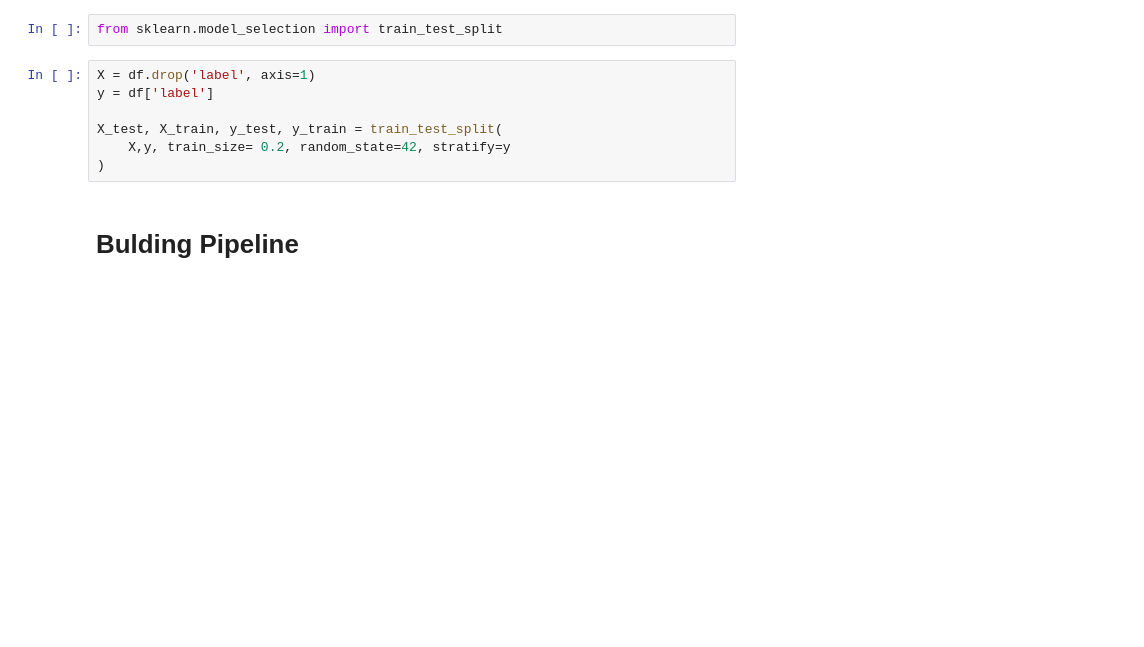
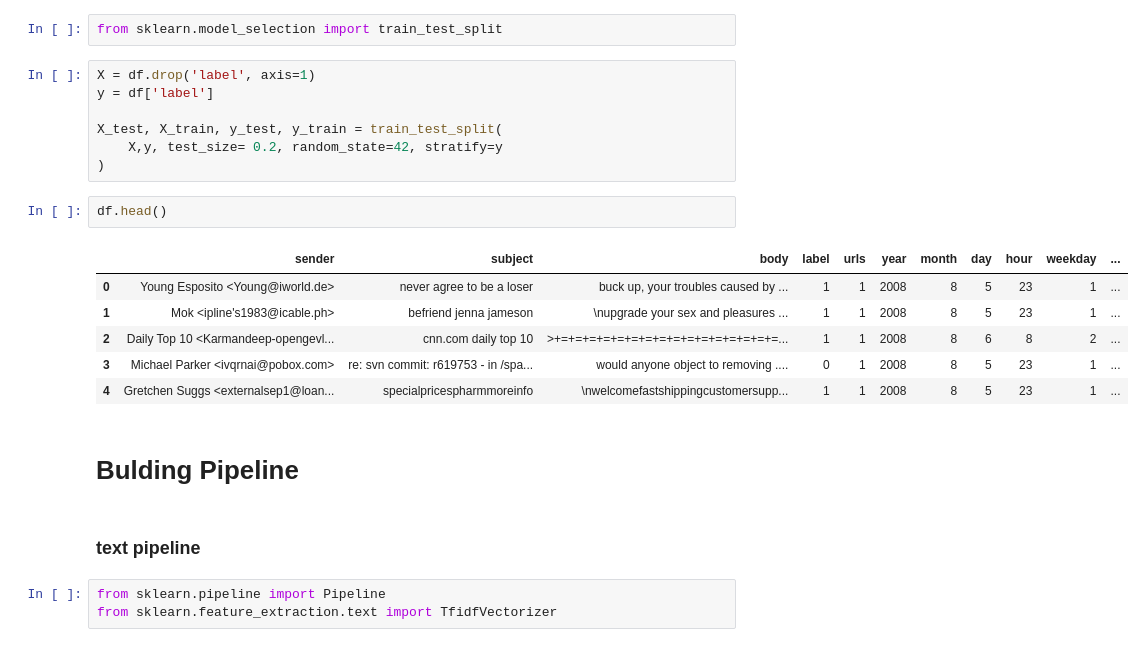
Before and after one commit to Freezyo7/Phishing_mail_detection, a Jupyter notebook: main.ipynb, the cells around one changed output. Cells and saved outputs as stored; diff of their text form; blank space fills up the shorter version.

Commit message:
Model trained

```diff
--- a/main.ipynb
+++ b/main.ipynb
@@ -476,7 +476,21 @@ X = df.drop('label', axis=1)
 y = df['label']
 
 X_test, X_train, y_test, y_train = train_test_split(
-    X,y, train_size= 0.2, random_state=42, stratify=y
+    X,y, test_size= 0.2, random_state=42, stratify=y
 )
+# %%
+df.head()
+# %% [output]
+|  | sender | subject | body | label | urls | year | month | day | hour | weekday | ... |
+| 0 | Young Esposito <Young@iworld.de> | never agree to be a loser | buck up, your troubles caused by ... | 1 | 1 | 2008 | 8 | 5 | 23 | 1 | ... |
+| 1 | Mok <ipline's1983@icable.ph> | befriend jenna jameson | \nupgrade your sex and pleasures ... | 1 | 1 | 2008 | 8 | 5 | 23 | 1 | ... |
+| 2 | Daily Top 10 <Karmandeep-opengevl... | cnn.com daily top 10 | >+=+=+=+=+=+=+=+=+=+=+=+=+=+=+=+=... | 1 | 1 | 2008 | 8 | 6 | 8 | 2 | ... |
+| 3 | Michael Parker <ivqrnai@pobox.com> | re: svn commit: r619753 - in /spa... | would anyone object to removing .... | 0 | 1 | 2008 | 8 | 5 | 23 | 1 | ... |
+| 4 | Gretchen Suggs <externalsep1@loan... | specialpricespharmmoreinfo | \nwelcomefastshippingcustomersupp... | 1 | 1 | 2008 | 8 | 5 | 23 | 1 | ... |
 # %% [markdown]
 # Bulding Pipeline
+# %% [markdown]
+### text pipeline
+# %%
+from sklearn.pipeline import Pipeline
+from sklearn.feature_extraction.text import TfidfVectorizer
```
Also changed, not shown: parts of 21 cells of this notebook.
